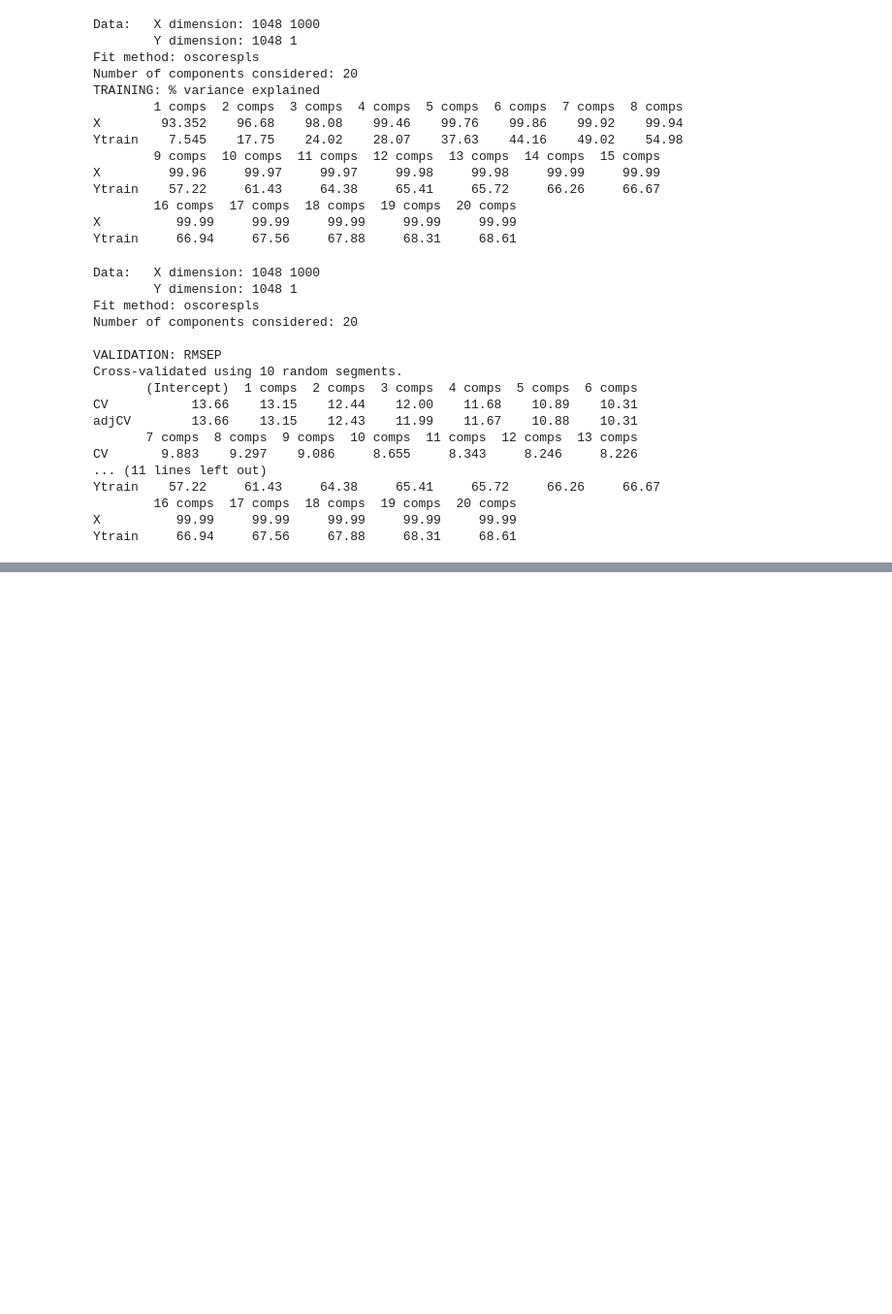
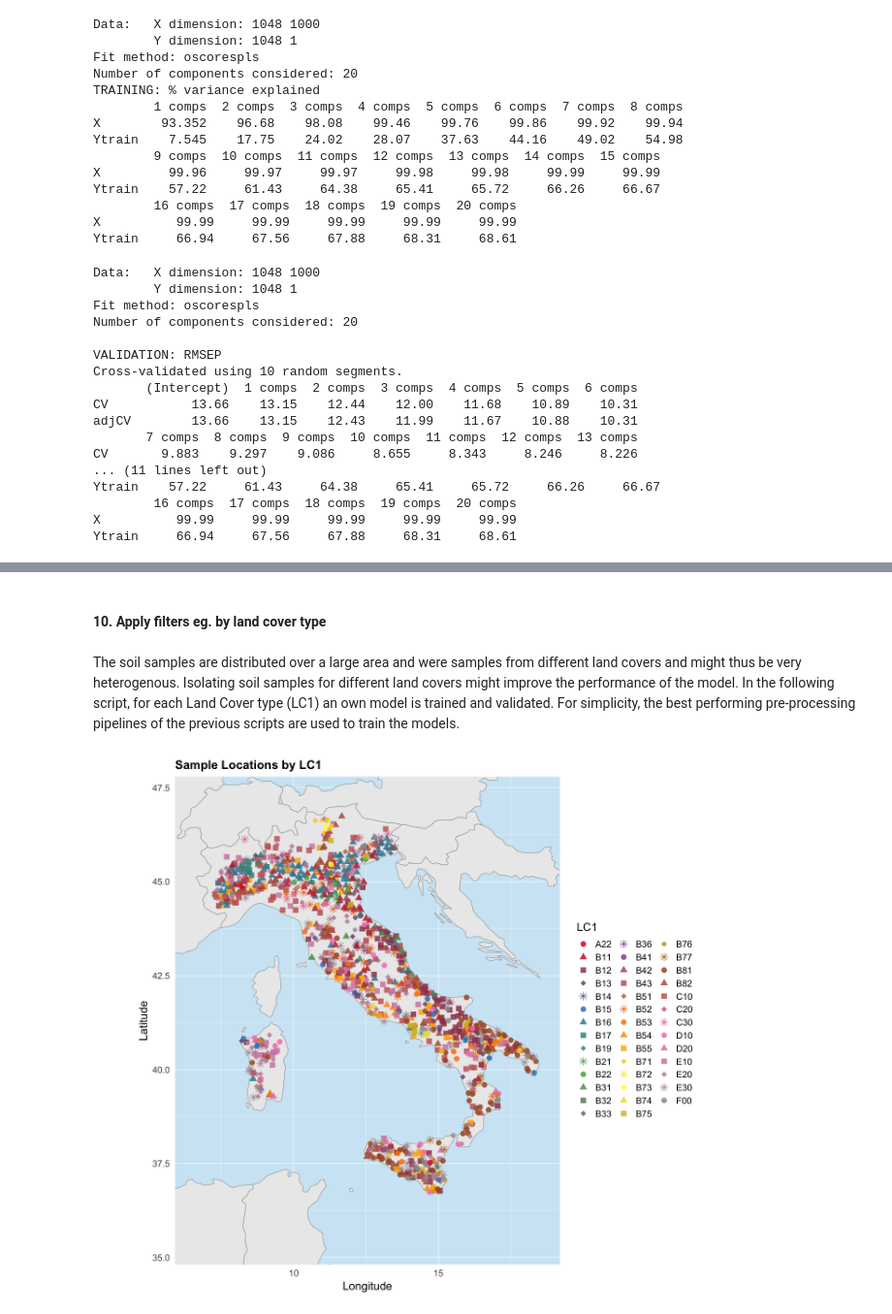
Before and after one commit to lcaspari/italy_soc, a Jupyter notebook: SOC_italy.ipynb, the cells around one changed output, grey strips where cells are left out. Shown at 97% size. Drawn from its saved outputs; the diff is of its cells as text; code cells hidden in the pictures; blank space fills up the shorter version.

Commit message:
restored script from 877eab1

```diff
--- a/SOC_italy.ipynb
+++ b/SOC_italy.ipynb
@@ -444,0 +857,61 @@ legend("topleft", legend=legend_text, bty="n", cex=1.2)
+# %% [markdown]
+#### 10. Apply filters eg. by land cover type
+# %% [markdown]
+The soil samples are distributed over a large area and were samples from different land covers and might thus be very heterogenous. Isolating soil samples for different land covers might improve the performance of the model. In the following script, for each Land Cover type (LC1) an own model is trained and validated. For simplicity, the best performing pre-processing pipelines of the previous scripts are used to train the models.
+# %%
+library(maps)
+library(ggplot2)
+library(RColorBrewer)
+
+# ---- SETTINGS ----
+lc_column  <- "LC1"   # change to "LC2", "LU1", or "LU2"
+plot_width  <- 12     # inches
+plot_height <- 10     # inches
+# --------------------------------
+
+italy_map <- map_data("world", region = c("Italy", "France", "Switzerland",
+                                           "Austria", "Slovenia", "Croatia",
+                                           "Tunisia", "Algeria"))
+
+lc_values <- dat_all[[lc_column]]
+n_classes <- length(unique(lc_values))
+colors    <- brewer.pal(min(n_classes, 9), "Set1")
+if (n_classes > 9) colors <- colorRampPalette(colors)(n_classes)
+
+p <- ggplot() +
+  geom_polygon(
+    data      = italy_map,
+    aes(x = long, y = lat, group = group),
+    fill      = "grey92",
+    color     = "grey60",
+    linewidth = 0.3
+  ) +
+  geom_point(
+    data  = dat_all,
+    aes(x = GPS_LONG, y = GPS_LAT, color = lc_values, shape = lc_values),
+    size  = 3,
+    alpha = 0.85
+  ) +
+  coord_fixed(ratio = 1.3, xlim = c(6.5, 18.6), ylim = c(35.4, 47.2)) +
+  scale_color_manual(values = colors, name = lc_column) +
+  scale_shape_manual(
+    name   = lc_column,
+    values = rep(c(16, 17, 15, 18, 8), length.out = n_classes)
+  ) +
+  theme_minimal(base_size = 15) +
+  theme(
+    panel.background = element_rect(fill = "#d0e8f5", color = NA),
+    panel.grid       = element_line(color = "white", linewidth = 0.3),
+    legend.position  = "right",
+    plot.title       = element_text(size = 16, face = "bold")
+  ) +
+  labs(
+    title = paste("Sample Locations by", lc_column),
+    x = "Longitude", y = "Latitude"
+  )
+
+# Render at custom size in Jupyter
+options(repr.plot.width = plot_width, repr.plot.height = plot_height)
+print(p)
+# %% [output]
+[figure, added]
```
Also changed, not shown: parts of 48 cells of this notebook.
